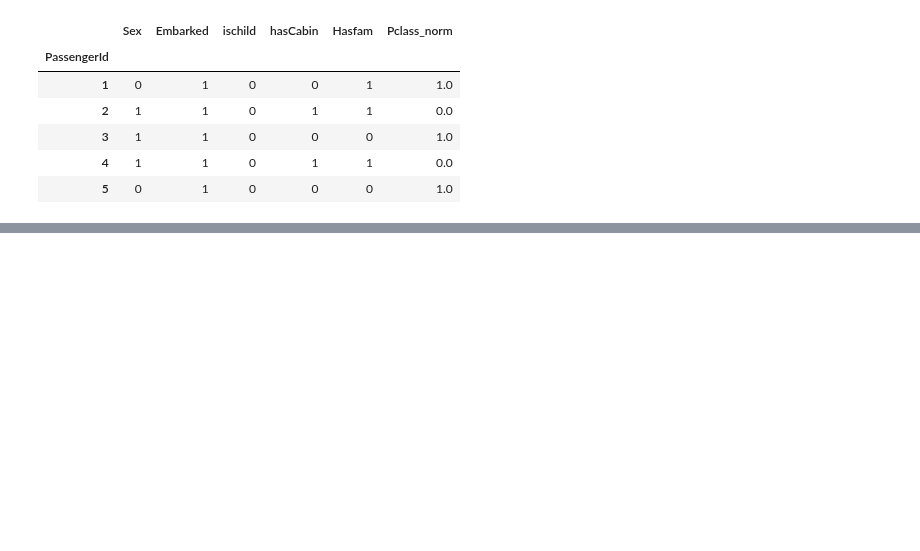
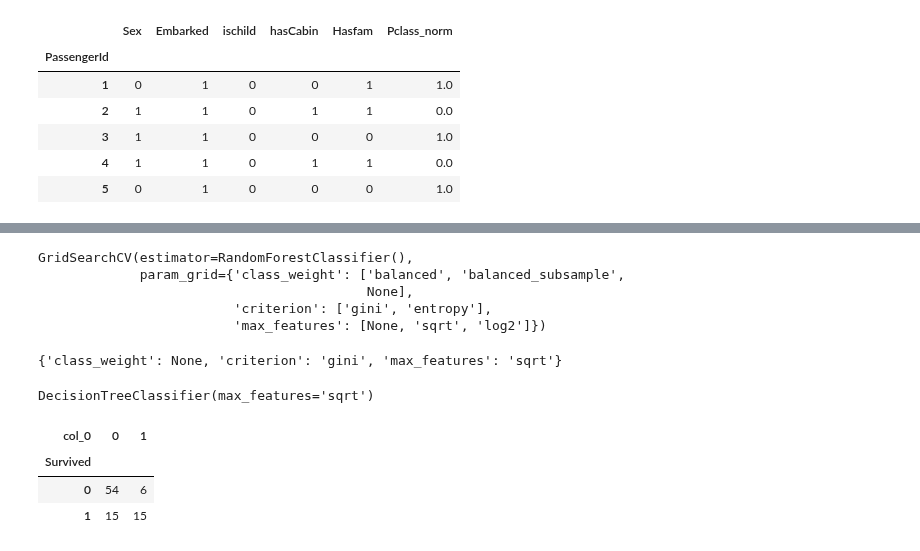
Before and after one commit to brunobou/projet_personnel, a Jupyter notebook: kaggle_titanic/étude des modèles.ipynb, the cells around one changed output, grey strips where cells are left out. Saved outputs shown, nothing was run; the diff lists cells and outputs as text; code cells hidden in the pictures; blank space fills up the shorter version.

```diff
--- a/kaggle_titanic/étude des modèles.ipynb
+++ b/kaggle_titanic/étude des modèles.ipynb
@@ -177,0 +187,12 @@ fig.tight_layout()
+# %%
+gridcv_r.fit(X_train,y_train)
+# %% [output]
+GridSearchCV(estimator=RandomForestClassifier(),
+             param_grid={'class_weight': ['balanced', 'balanced_subsample',
+                                          None],
+                         'criterion': ['gini', 'entropy'],
+                         'max_features': [None, 'sqrt', 'log2']})
+# %%
+gridcv_r.best_params_
+# %% [output]
+{'class_weight': None, 'criterion': 'gini', 'max_features': 'sqrt'}
@@ -177,0 +203,13 @@ fig.tight_layout()
+# %%
+rtree2.fit(X_train,y_train)
+# %% [output]
+DecisionTreeClassifier(max_features='sqrt')
+# %%
+y_pred_r= rtree2.predict(X_val)
+# %%
+pd.crosstab(y_val,y_pred_r)
+# %% [output]
+| col_0 | 0 | 1 |
+| Survived |  |  |
+| 0 | 54 | 6 |
+| 1 | 15 | 15 |
```
Also changed, not shown: parts of 15 cells of this notebook.
